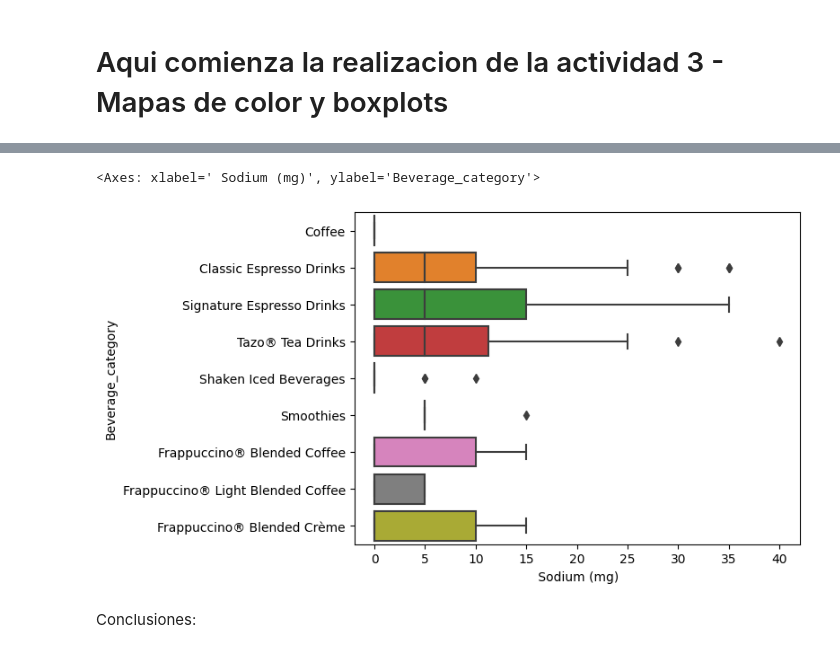
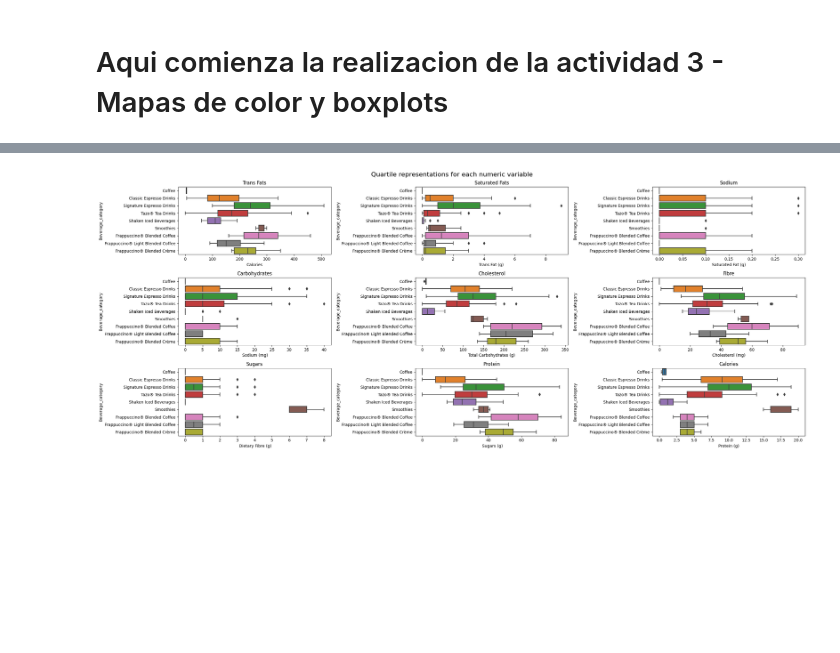
Before and after one commit to JorgePAJ/semanaTecFinal, a Jupyter notebook: sbx_dataset.ipynb, the cells around one changed output, grey strips where cells are left out. Cells and saved outputs as stored; diff of their text form; code cells hidden in the pictures; blank space fills up the shorter version.

```diff
--- a/sbx_dataset.ipynb
+++ b/sbx_dataset.ipynb
@@ -235,7 +264,43 @@ sns.boxplot(data=data, x='Calories', y = 'Beverage_category')
-# %%
-sns.boxplot(data=data, x=' Sodium (mg)', y = 'Beverage_category')
-# %% [output]
-<Axes: xlabel=' Sodium (mg)', ylabel='Beverage_category'>
-[figure, removed]
-# %% [markdown]
-Conclusiones:
+# %%
+#Representacion grafica de los cuartiles de cada variable numerica divida en categorias
+fig = plt.figure(figsize=(25, 10))
+gs = gridspec.GridSpec(3, 3)
+fig.suptitle("Quartile representations for each numeric variable", fontsize=16)
+
+ax1 = plt.subplot(gs[0, 0])  # First row, first column
+ax2 = plt.subplot(gs[0, 1])  # First row, second column
+ax3 = plt.subplot(gs[0, 2])  # First row, third column
+ax4 = plt.subplot(gs[1, 0])  # Second row, first column
+ax5 = plt.subplot(gs[1, 1])  # Second row, second column
+ax6 = plt.subplot(gs[1, 2])  # Second row, third column
+ax7 = plt.subplot(gs[2, 0])  # Third row, first column
+ax8 = plt.subplot(gs[2, 1])  # Third row, second column
+ax9 = plt.subplot(gs[2, 2])  # Third row, third column
+
+
+sns.boxplot(data=data, x='Calories', y = 'Beverage_category', ax = ax1)
+sns.boxplot(data=data, x='Trans Fat (g) ', y = 'Beverage_category', ax = ax2)
+sns.boxplot(data=data, x='Saturated Fat (g)', y = 'Beverage_category', ax = ax3)
+sns.boxplot(data=data, x=' Sodium (mg)', y = 'Beverage_category', ax = ax4)
+sns.boxplot(data=data, x=' Total Carbohydrates (g) ', y = 'Beverage_category', ax = ax5)
+sns.boxplot(data=data, x='Cholesterol (mg)', y = 'Beverage_category', ax = ax6)
+sns.boxplot(data=data, x=' Dietary Fibre (g)', y = 'Beverage_category', ax = ax7)
+sns.boxplot(data=data, x=' Sugars (g)', y = 'Beverage_category', ax = ax8)
+sns.boxplot(data=data, x=' Protein (g) ', y = 'Beverage_category', ax = ax9)
+
+
+ax1.set_title("Calories")
+ax2.set_title("Trans Fats")
+ax3.set_title("Saturated Fats")
+ax4.set_title("Sodium")
+ax5.set_title("Carbohydrates")
+ax8.set_title("Cholesterol")
+ax8.set_title("Fibre")
+ax8.set_title("Sugars")
+ax9.set_title("Protein")
+
+
+plt.tight_layout()
+plt.show()
+# %% [output]
+[figure, added]
```
Also changed, not shown: parts of 10 cells of this notebook.
